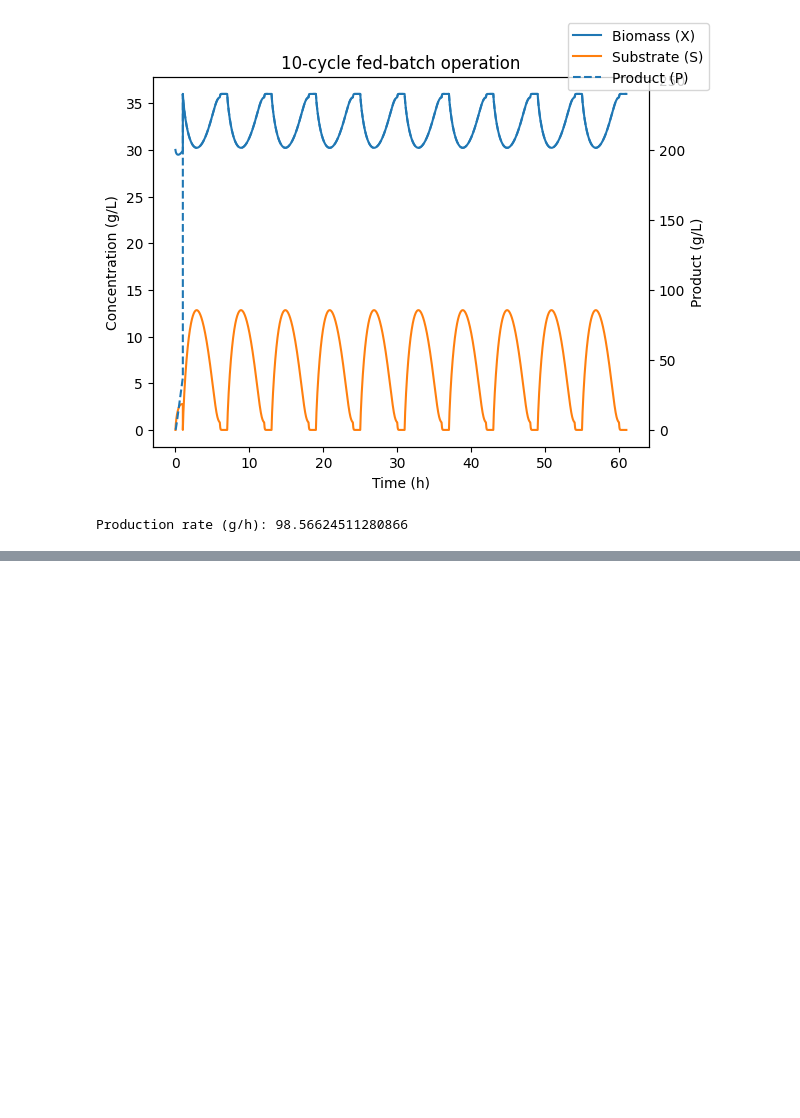
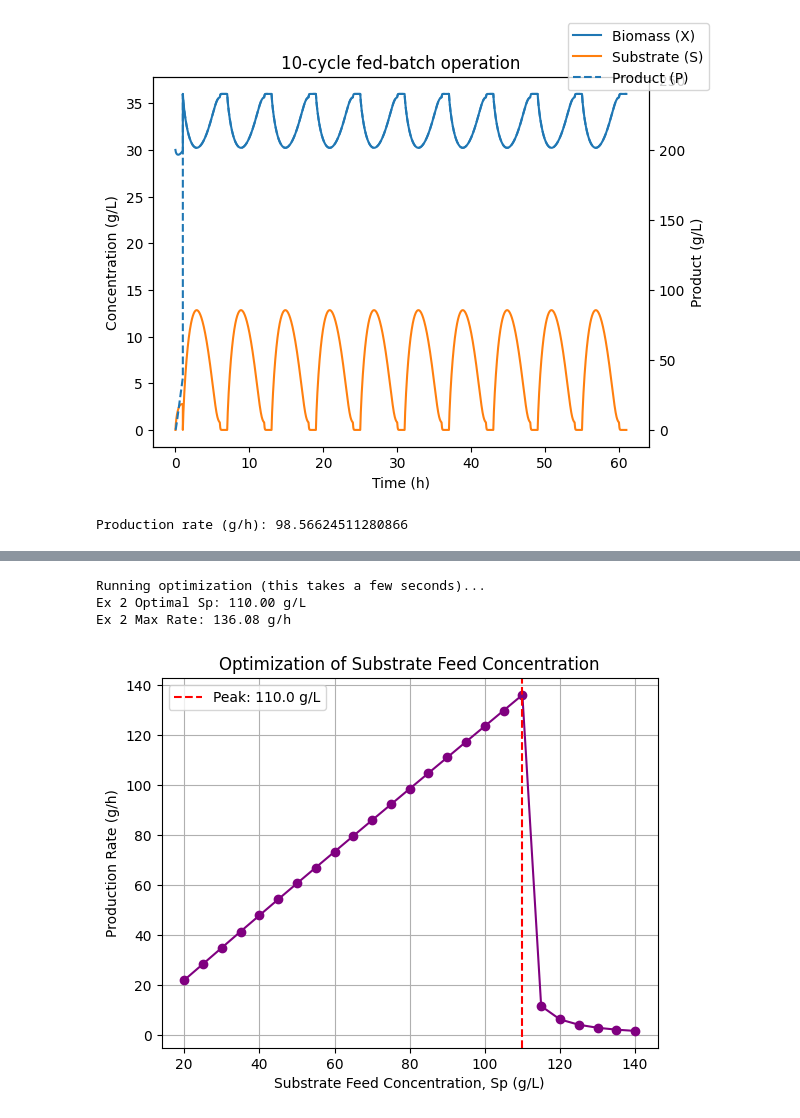
Before and after one commit to Julian-Barth/Bioreactor-modeling, a Jupyter notebook: Project4/project4.ipynb, the cells around one changed output, grey strips where cells are left out. Saved outputs shown, nothing was run; the diff lists cells and outputs as text; code cells hidden in the pictures; blank space fills up the shorter version.

Commit message:
did exercise 2

```diff
--- a/Project4/project4.ipynb
+++ b/Project4/project4.ipynb
@@ -370,0 +366,53 @@ Such dynamics are typical of real fed-batch bioreactors and highlight the import
+# %%
+# --- EXERCISE 2 ---
+# Test values for optimization
+Sp_test_values = np.linspace(20, 140, 25)
+production_rates = []
+
+print("Running optimization (this takes a few seconds)...")
+
+for Sp_val in Sp_test_values:
+    # Reset to the end of the initiation phase for each new Sp
+    y_curr = sol_init.y[:, -1]
+
+    # 1. Define a specific processing function for this loop that uses Sp_val
+    def reactor_processing_opt(t, y):
+        X, S, P, V = y
+        m = mu(S, V)
+        return [m * X, FP * Sp_val - (m * X) / Yxs, (m * X) / Yxp, FP]
+
+    for cycle in range(10):
+        # 2. Use the new function here, NO args=() needed!
+        sol_proc = solve_ivp(reactor_processing_opt, (0, 5), y_curr, method='BDF')
+        sol_harv = solve_ivp(reactor_harvesting, (0, 1), sol_proc.y[:, -1], method='BDF')
+        y_curr = sol_harv.y[:, -1]
+
+        # Calculate production rate at the 10th cycle
+        if cycle == 9:
+            P_start = sol_harv.y[2][0]
+            P_end = sol_harv.y[2][-1]
+            harvested_P_opt = P_start - P_end
+            production_rates.append(harvested_P_opt / 6.0)
+
+# Find the peak
+opt_Sp = Sp_test_values[np.argmax(production_rates)]
+max_rate = max(production_rates)
+
+print(f"Ex 2 Optimal Sp: {opt_Sp:.2f} g/L")
+print(f"Ex 2 Max Rate: {max_rate:.2f} g/h")
+
+# Plotting
+plt.figure()
+plt.plot(Sp_test_values, production_rates, marker='o', color='purple')
+plt.axvline(x=opt_Sp, color='red', linestyle='--', label=f'Peak: {opt_Sp:.1f} g/L')
+plt.xlabel('Substrate Feed Concentration, Sp (g/L)')
+plt.ylabel('Production Rate (g/h)')
+plt.title('Optimization of Substrate Feed Concentration')
+plt.legend()
+plt.grid()
+plt.show()
+# %% [output]
+Running optimization (this takes a few seconds)...
+Ex 2 Optimal Sp: 110.00 g/L
+Ex 2 Max Rate: 136.08 g/h
+[figure, added]
```
Also changed, not shown: parts of 3 cells of this notebook.
